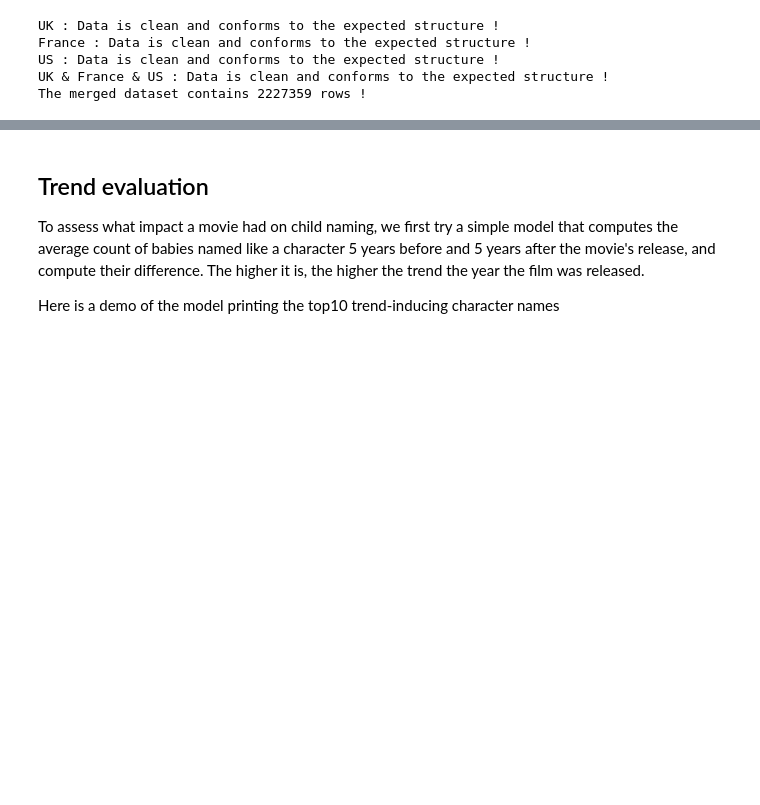
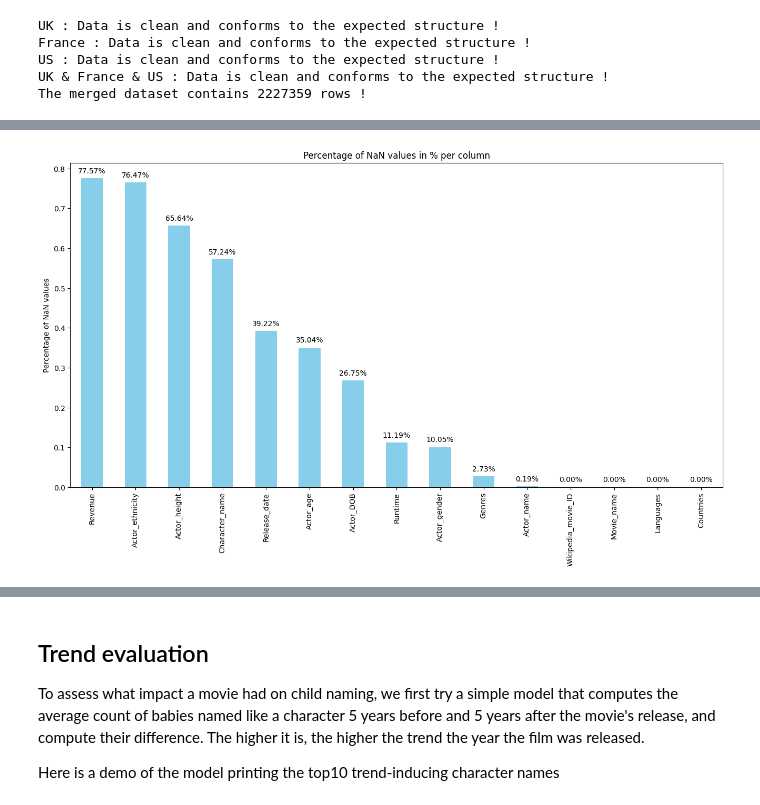
Before and after one commit to epfl-ada/ada-2024-project-dondata2025, a Jupyter notebook: results.ipynb, the cells around one changed output, grey strips where cells are left out. Saved outputs shown, nothing was run; the diff lists cells and outputs as text; code cells hidden in the pictures; blank space fills up the shorter version.

Commit message:
Adding data visualization

```diff
--- a/results.ipynb
+++ b/results.ipynb
@@ -297,0 +298,14 @@ NameError: name 'global_names' is not defined
+# %%
+# Visualizing the number of missing values per columns
+nan_percentage = mov_char_data.isnull().mean().sort_values(ascending=False)
+
+# Plot the percentage of NaN values per column
+ax = nan_percentage.plot(kind='bar', figsize=(16, 8), color='skyblue')
+plt.ylabel('Percentage of NaN values')
+plt.title('Percentage of NaN values in % per column')
+for p in ax.patches:
+    ax.annotate(f'{p.get_height():.2%}', (p.get_x() + p.get_width() / 2., p.get_height()),
+                ha='center', va='center', xytext=(0, 10), textcoords='offset points')
+plt.show()
+# %% [output]
+[figure, added]
```
Also changed, not shown: parts of 10 cells of this notebook, 2 other files.
